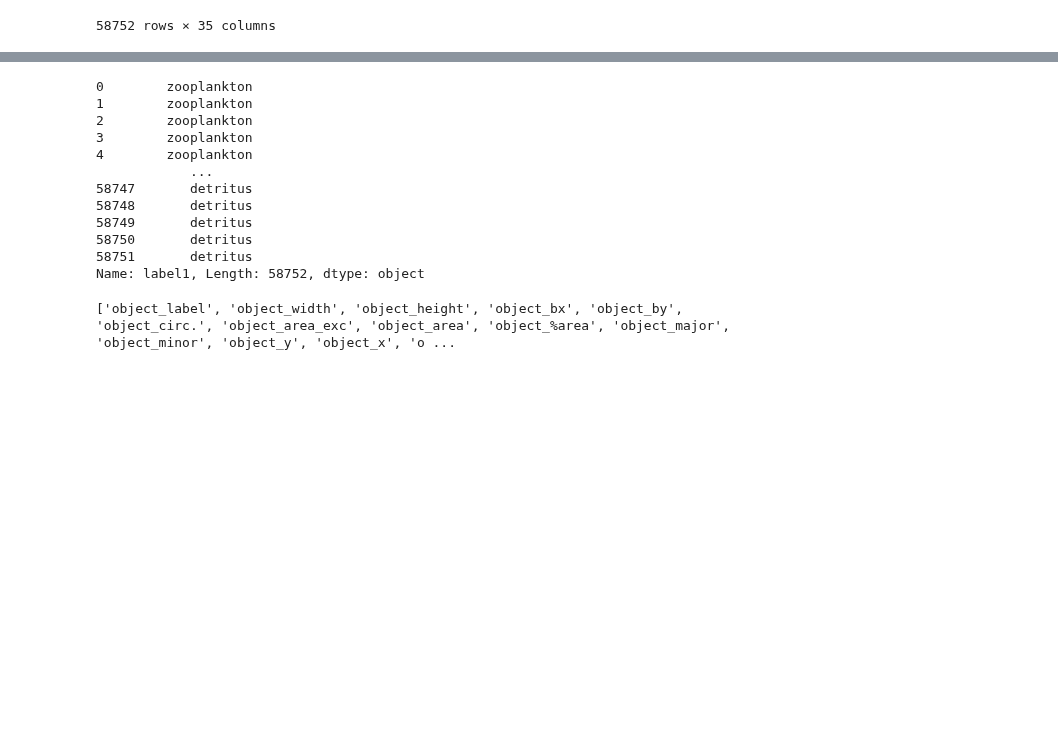
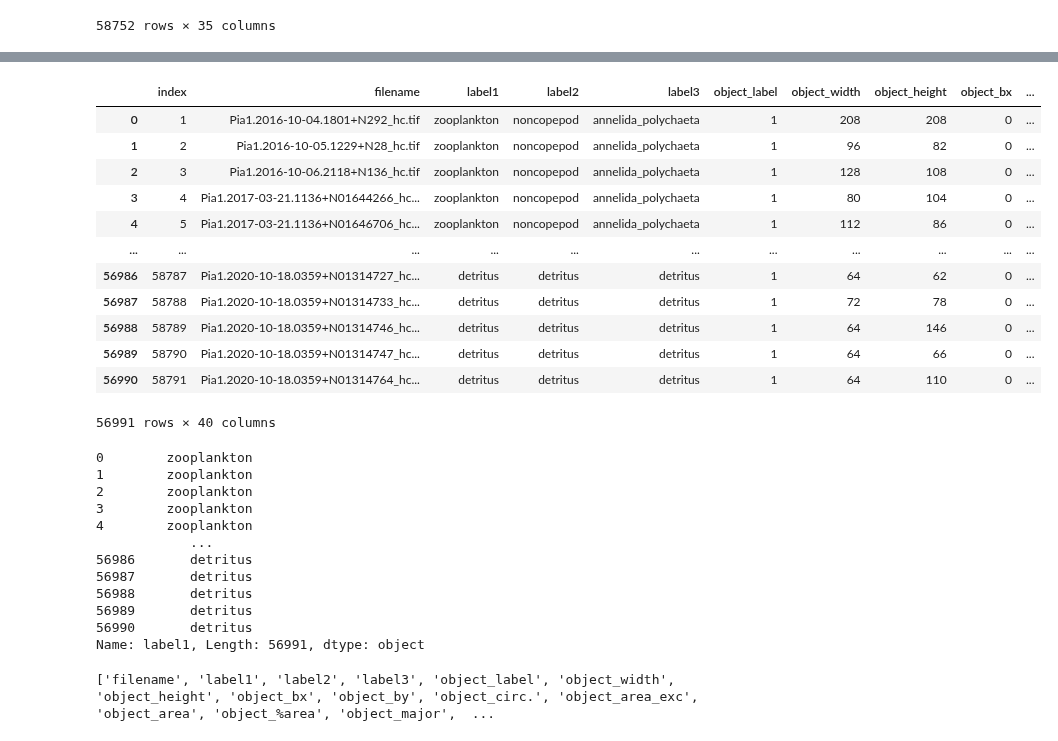
Before and after one commit to alan-turing-institute/plankton-dsg-challenge, a Jupyter notebook: notebooks/Data_preprocessing_random_forest.ipynb, the cells around one changed output, grey strips where cells are left out. Drawn from its saved outputs; the diff is of its cells as text; code cells hidden in the pictures; blank space fills up the shorter version.

```diff
--- a/notebooks/Data_preprocessing_random_forest.ipynb
+++ b/notebooks/Data_preprocessing_random_forest.ipynb
@@ -113,5 +148,21 @@ df
 # %%
-df = pd.read_csv("/home/miruna.clinciu/plankton-dsg-challenge-main/data/testdataframe.csv")
+# df = pd.read_csv("/home/miruna.clinciu/plankton-dsg-challenge-main/data/testdataframe.csv")
+df = pd.read_csv("/scratch/labelled-features.csv")
+df
+# %% [output]
+|  | index | filename | label1 | label2 | label3 | object_label | object_width | object_height | object_bx | ... |
+| 0 | 1 | Pia1.2016-10-04.1801+N292_hc.tif | zooplankton | noncopepod | annelida_polychaeta | 1 | 208 | 208 | 0 | ... |
+| 1 | 2 | Pia1.2016-10-05.1229+N28_hc.tif | zooplankton | noncopepod | annelida_polychaeta | 1 | 96 | 82 | 0 | ... |
+| 2 | 3 | Pia1.2016-10-06.2118+N136_hc.tif | zooplankton | noncopepod | annelida_polychaeta | 1 | 128 | 108 | 0 | ... |
+| 3 | 4 | Pia1.2017-03-21.1136+N01644266_hc... | zooplankton | noncopepod | annelida_polychaeta | 1 | 80 | 104 | 0 | ... |
+| 4 | 5 | Pia1.2017-03-21.1136+N01646706_hc... | zooplankton | noncopepod | annelida_polychaeta | 1 | 112 | 86 | 0 | ... |
+| ... | ... | ... | ... | ... | ... | ... | ... | ... | ... | ... |
+| 56986 | 58787 | Pia1.2020-10-18.0359+N01314727_hc... | detritus | detritus | detritus | 1 | 64 | 62 | 0 | ... |
+| 56987 | 58788 | Pia1.2020-10-18.0359+N01314733_hc... | detritus | detritus | detritus | 1 | 72 | 78 | 0 | ... |
+| 56988 | 58789 | Pia1.2020-10-18.0359+N01314746_hc... | detritus | detritus | detritus | 1 | 64 | 146 | 0 | ... |
+| 56989 | 58790 | Pia1.2020-10-18.0359+N01314747_hc... | detritus | detritus | detritus | 1 | 64 | 66 | 0 | ... |
+| 56990 | 58791 | Pia1.2020-10-18.0359+N01314764_hc... | detritus | detritus | detritus | 1 | 64 | 110 | 0 | ... |
+56991 rows × 40 columns
 # %%
 print(df["label1"])
 # %% [output]
@@ -121,19 +172,19 @@ print(df["label1"])
 3        zooplankton
 4        zooplankton
             ...
-58747       detritus
-58748       detritus
-58749       detritus
-58750       detritus
-58751       detritus
-Name: label1, Length: 58752, dtype: object
+56986       detritus
+56987       detritus
+56988       detritus
+56989       detritus
+56990       detritus
+Name: label1, Length: 56991, dtype: object
 # %%
-df = df.drop(['Unnamed: 0'], axis = 1)
+# df = df.drop(['Unnamed: 0'], axis = 1)
 df = df.drop(['index'], axis = 1)
-
+df = df.drop(['img_file_name'], axis = 1)
 cols = [col for col in df.columns]
 print(cols)
 
 cols_remove = [col for col in df.columns if col not in ['Index', 'filename','filename.1', 'label1', 'label2', 'label3']]
 # %% [output]
-['object_label', 'object_width', 'object_height', 'object_bx', 'object_by', 'object_circ.', 'object_area_exc', 'object_area', 'object_%area', 'object_major', 'object_minor', 'object_y', 'object_x', 'o ...
+['filename', 'label1', 'label2', 'label3', 'object_label', 'object_width', 'object_height', 'object_bx', 'object_by', 'object_circ.', 'object_area_exc', 'object_area', 'object_%area', 'object_major',  ...
```
Also changed, not shown: parts of 18 cells of this notebook.
